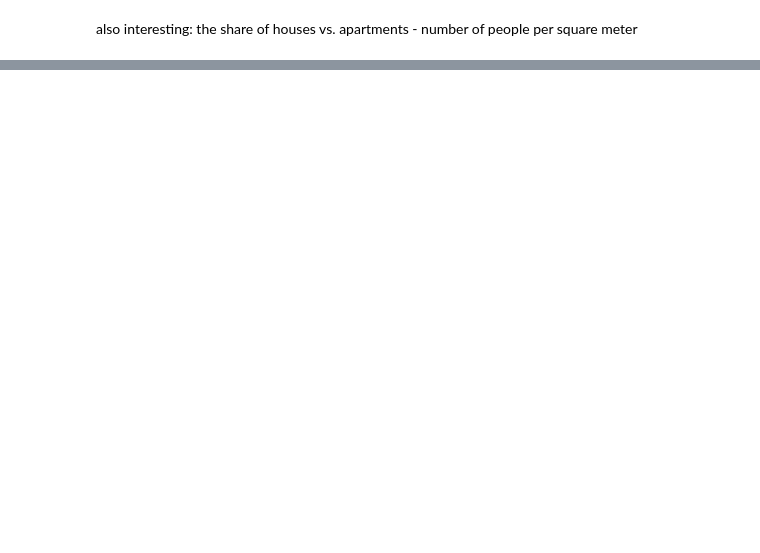
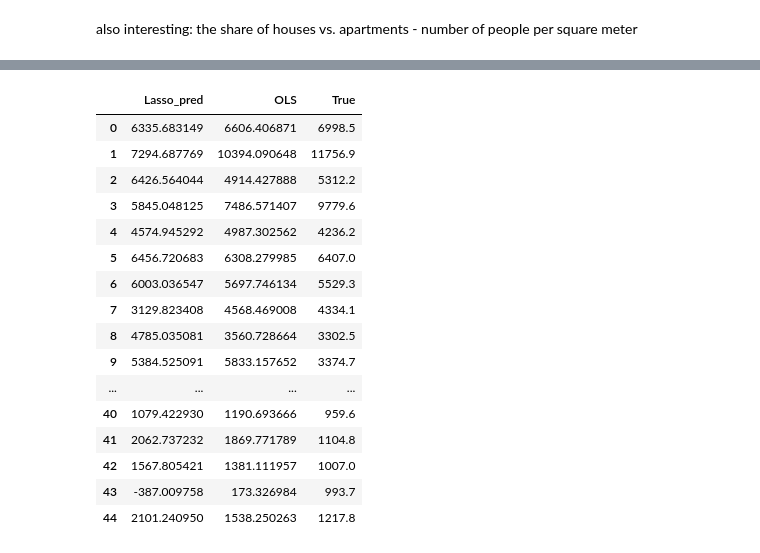
Before and after one commit to Albert-Econ/vier_gewinnt, a Jupyter notebook: scripts.ipynb, the cells around one changed output, grey strips where cells are left out. Cells and saved outputs as stored; diff of their text form; code cells hidden in the pictures; blank space fills up the shorter version.

Commit message:
merged sample and prediction

```diff
--- a/scripts.ipynb
+++ b/scripts.ipynb
@@ -254,0 +371,31 @@ neighb_aggr_final
+# %%
+results_prices['OLS']= predictions_OLS
+# %%
+
+resetindex= gpd.GeoDataFrame()
+resetindex['Land_Value']=neigh_level_vars['Land_Value']
+#.reset_index()
+# %%
+resetindex = resetindex.reset_index()
+# %%
+results_prices['True']= resetindex['Land_Value']
+# %%
+results_prices
+# %% [output]
+|  | Lasso_pred | OLS | True |
+| 0 | 6335.683149 | 6606.406871 | 6998.5 |
+| 1 | 7294.687769 | 10394.090648 | 11756.9 |
+| 2 | 6426.564044 | 4914.427888 | 5312.2 |
+| 3 | 5845.048125 | 7486.571407 | 9779.6 |
+| 4 | 4574.945292 | 4987.302562 | 4236.2 |
+| 5 | 6456.720683 | 6308.279985 | 6407.0 |
+| 6 | 6003.036547 | 5697.746134 | 5529.3 |
+| 7 | 3129.823408 | 4568.469008 | 4334.1 |
+| 8 | 4785.035081 | 3560.728664 | 3302.5 |
+| 9 | 5384.525091 | 5833.157652 | 3374.7 |
+| ... | ... | ... | ... |
+| 40 | 1079.422930 | 1190.693666 | 959.6 |
+| 41 | 2062.737232 | 1869.771789 | 1104.8 |
+| 42 | 1567.805421 | 1381.111957 | 1007.0 |
+| 43 | -387.009758 | 173.326984 | 993.7 |
+| 44 | 2101.240950 | 1538.250263 | 1217.8 |
```
Also changed, not shown: parts of 135 cells of this notebook, 1 other file.
